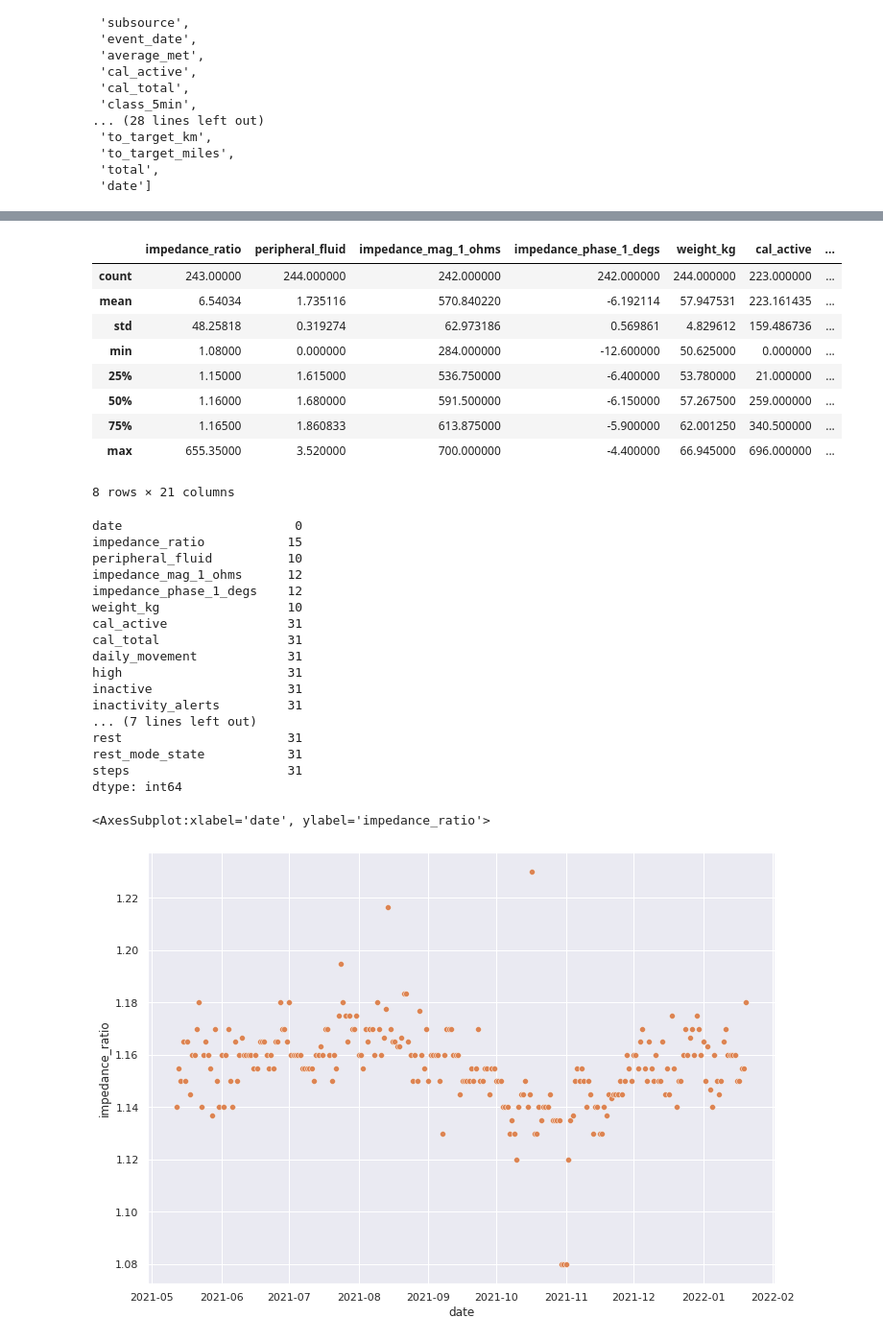
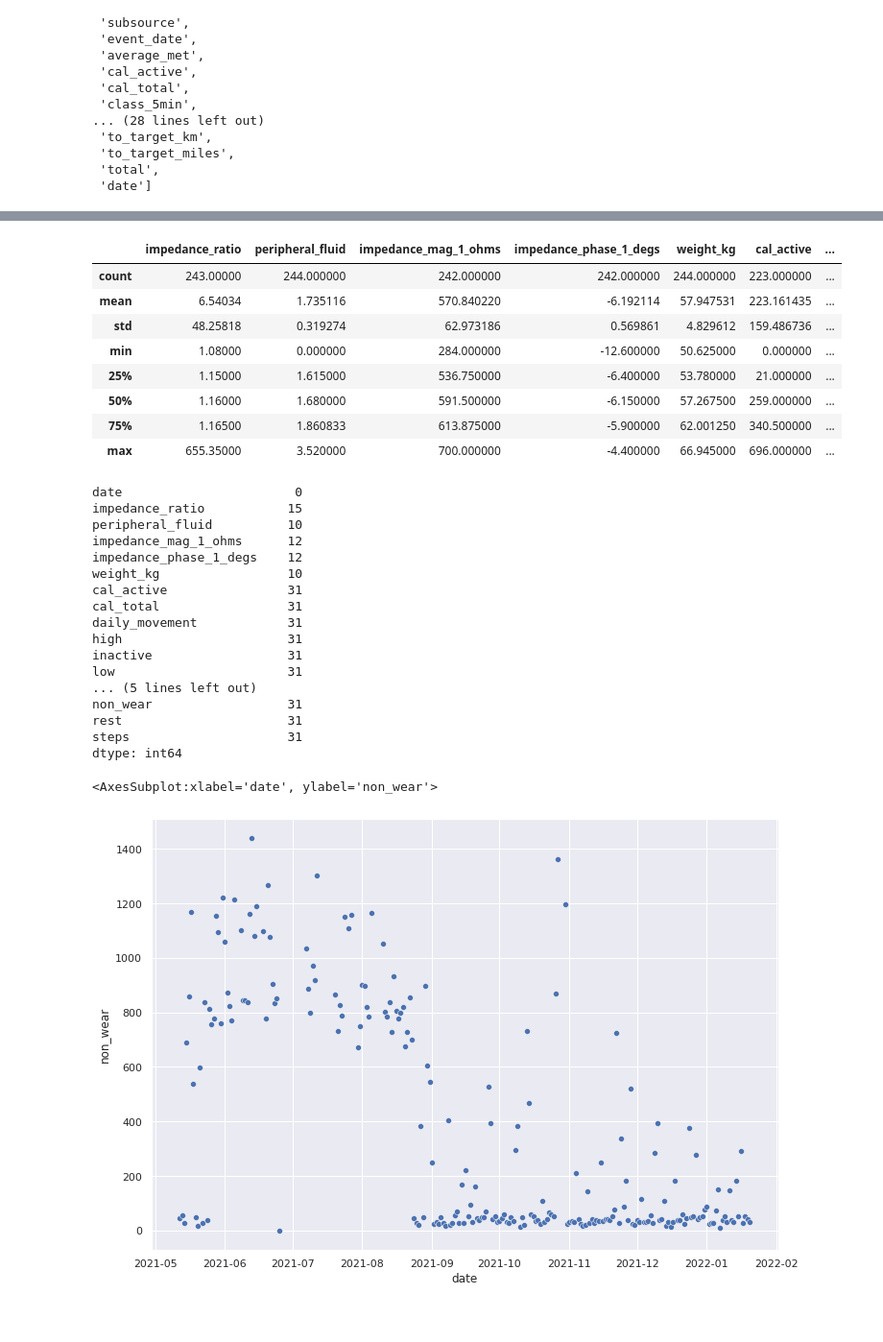
Before and after one commit to 7hestral/Rui-s_BUMP_code_dump, a Jupyter notebook: load_data_gnn.ipynb, the cells around one changed output, grey strips where cells are left out. Shown at 96% size. Cells and saved outputs as stored; diff of their text form; code cells hidden in the pictures.

```diff
--- a/load_data_gnn.ipynb
+++ b/load_data_gnn.ipynb
@@ -79,7 +79,7 @@ selected_data_oura_activity = data_oura_activity[data_oura_activity['user_id'] =
  'daily_movement',
  'high',
  'inactive',
- 'inactivity_alerts',
+#  'inactivity_alerts',
  'low',
  'medium',
  'met_min_high',
@@ -88,7 +88,7 @@ selected_data_oura_activity = data_oura_activity[data_oura_activity['user_id'] =
  'met_min_medium',
  'non_wear',
  'rest',
- 'rest_mode_state',
+#  'rest_mode_state',
 #  'score',
 #  'score_meet_daily_targets',
 #  'score_move_every_hour',
@@ -152,7 +152,6 @@ overall_df.describe()
 | 50% | 1.16000 | 1.680000 | 591.500000 | -6.150000 | 57.267500 | 259.000000 | ... |
 | 75% | 1.16500 | 1.860833 | 613.875000 | -5.900000 | 62.001250 | 340.500000 | ... |
 | max | 655.35000 | 3.520000 | 700.000000 | -4.400000 | 66.945000 | 696.000000 | ... |
-8 rows × 21 columns
 # %%
 overall_df.loc[overall_df['impedance_ratio'] > 10,'impedance_ratio'] = np.nan
 np.sum(overall_df.isna())
@@ -168,22 +167,19 @@ cal_total                 31
 daily_movement            31
 high                      31
 inactive                  31
-inactivity_alerts         31
-... (7 lines left out)
+low                       31
+... (5 lines left out)
+non_wear                  31
 rest                      31
-rest_mode_state           31
 steps                     31
 dtype: int64
 # %%
 import seaborn as sns
 import matplotlib.pyplot as plt
 
 sns.set_theme(style='darkgrid')
 sns.set(rc={'figure.figsize':(11.7,8.27)})
-sns.scatterplot(data=overall_df, x="date", y="impedance_ratio")
-
-overall_df_filled = overall_df.fillna(method="ffill")
-sns.scatterplot(data=overall_df_filled, x="date", y="impedance_ratio")
+sns.scatterplot(data=overall_df, x="date", y="non_wear")
 # %% [output]
-<AxesSubplot:xlabel='date', ylabel='impedance_ratio'>
+<AxesSubplot:xlabel='date', ylabel='non_wear'>
-[figure, old version]
+[figure, new version]
```
Also changed, not shown: parts of 8 cells of this notebook, 3 other files.
